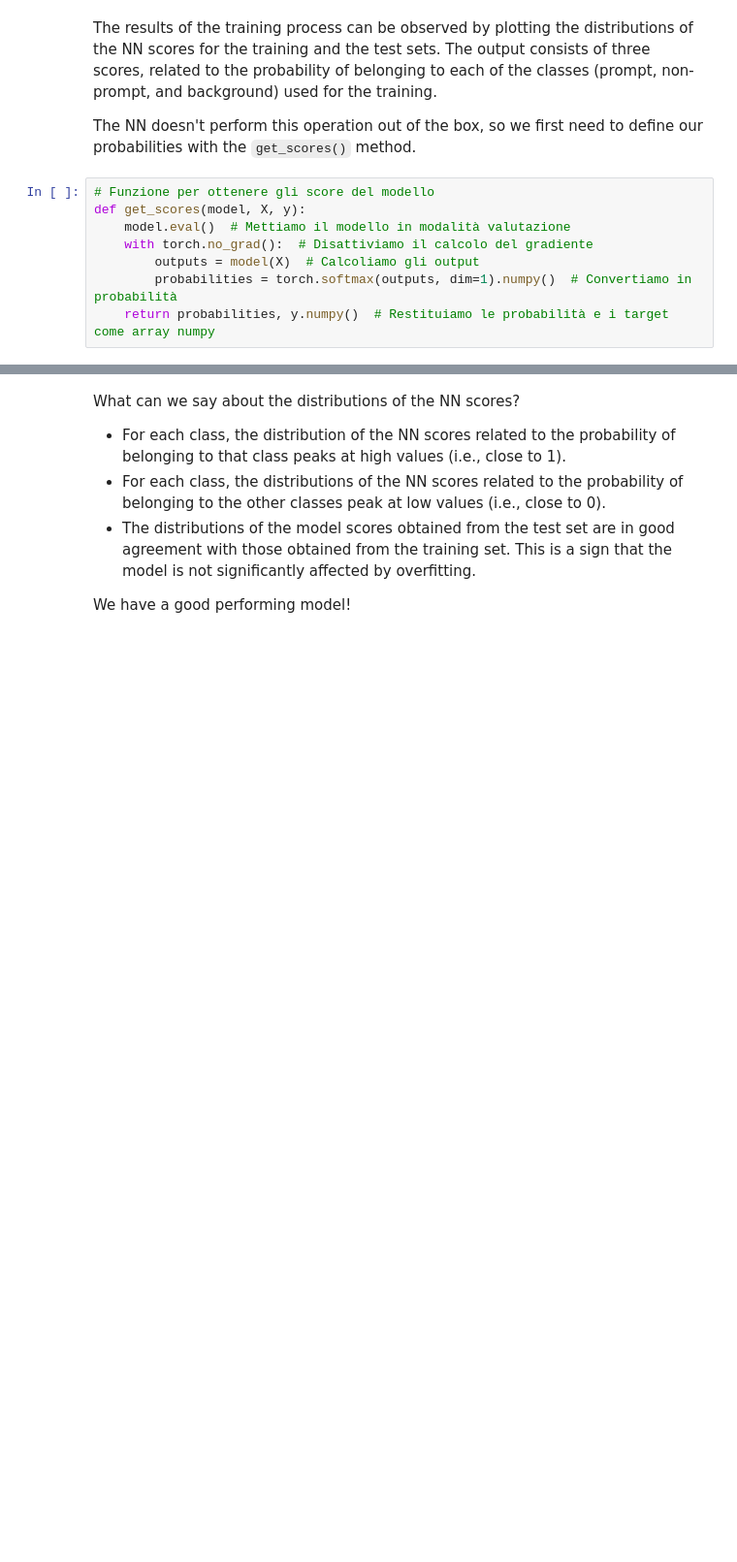
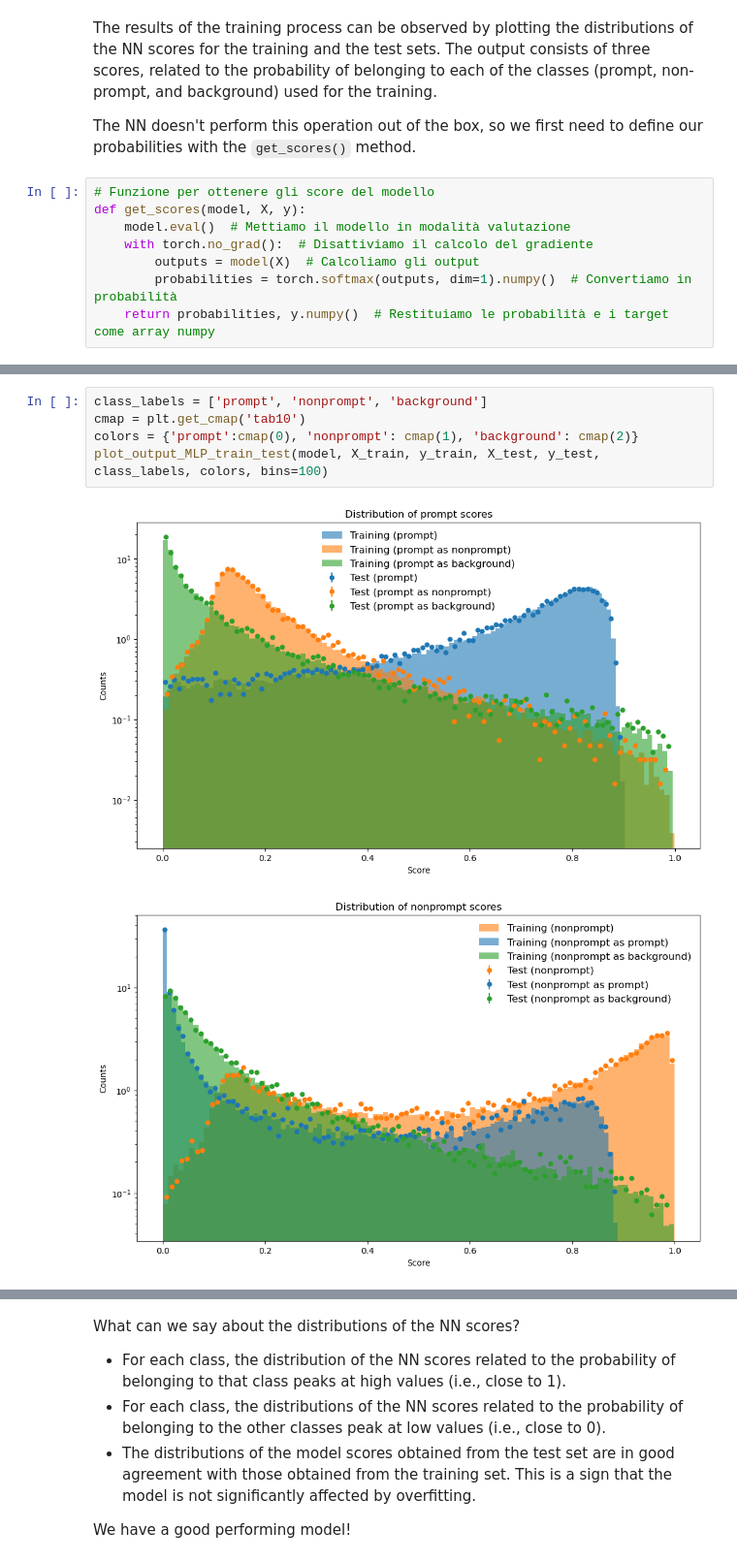
Before and after one commit to Fuligno/tirocinio, a Jupyter notebook: DsNNrun3.ipynb, the cells around one changed output, grey strips where cells are left out. Shown at 97% size. Drawn from its saved outputs; the diff is of its cells as text; blank space fills up the shorter version.

```diff
--- a/DsNNrun3.ipynb
+++ b/DsNNrun3.ipynb
@@ -469,0 +477,8 @@ for i, class_label in enumerate(class_labels):
+# %%
+class_labels = ['prompt', 'nonprompt', 'background']
+cmap = plt.get_cmap('tab10')
+colors = {'prompt':cmap(0), 'nonprompt': cmap(1), 'background': cmap(2)}
+plot_output_MLP_train_test(model, X_train, y_train, X_test, y_test, class_labels, colors, bins=100)
+# %% [output]
+[figure, added]
+[figure, added]
```
Also changed, not shown: parts of 42 cells of this notebook, 3 other files.
